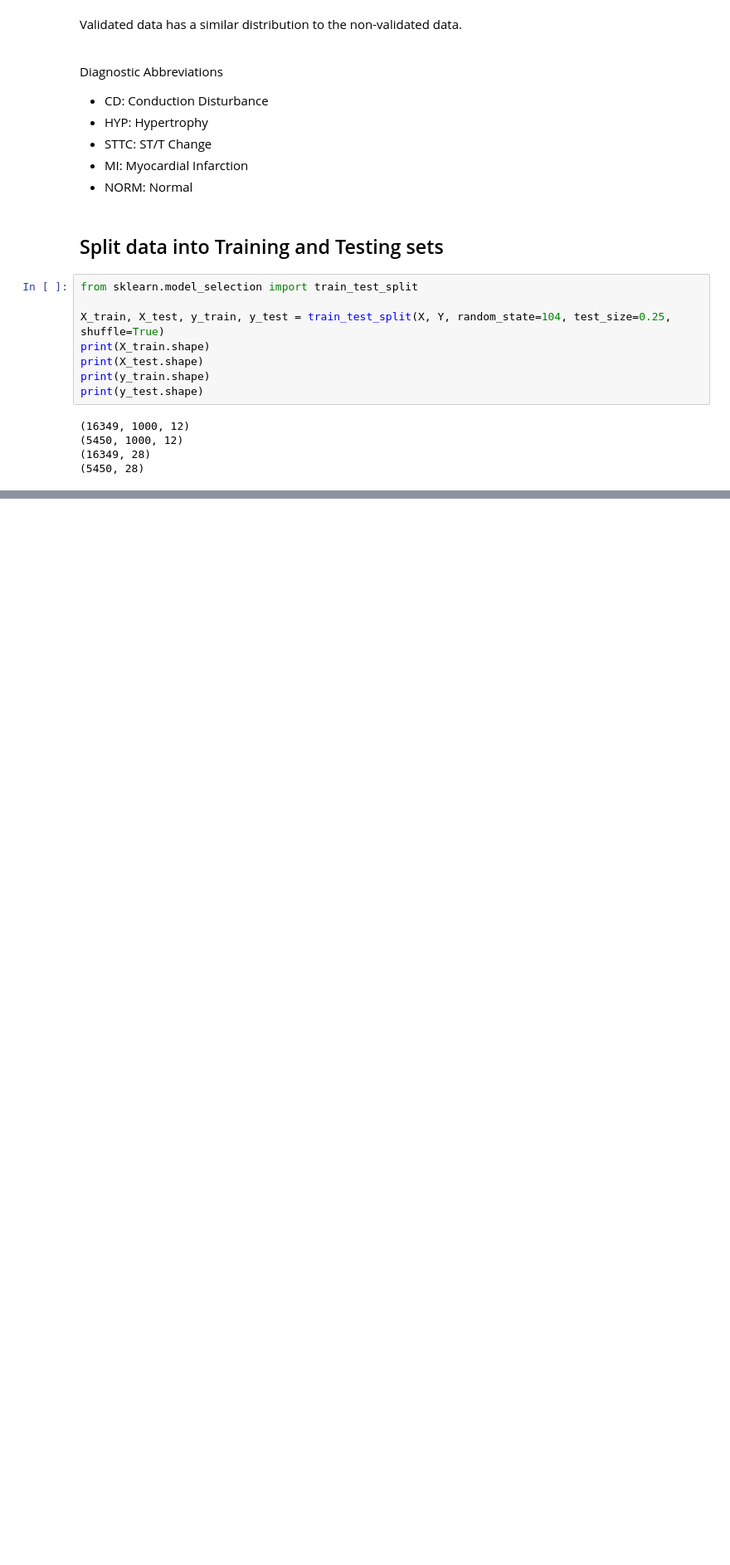
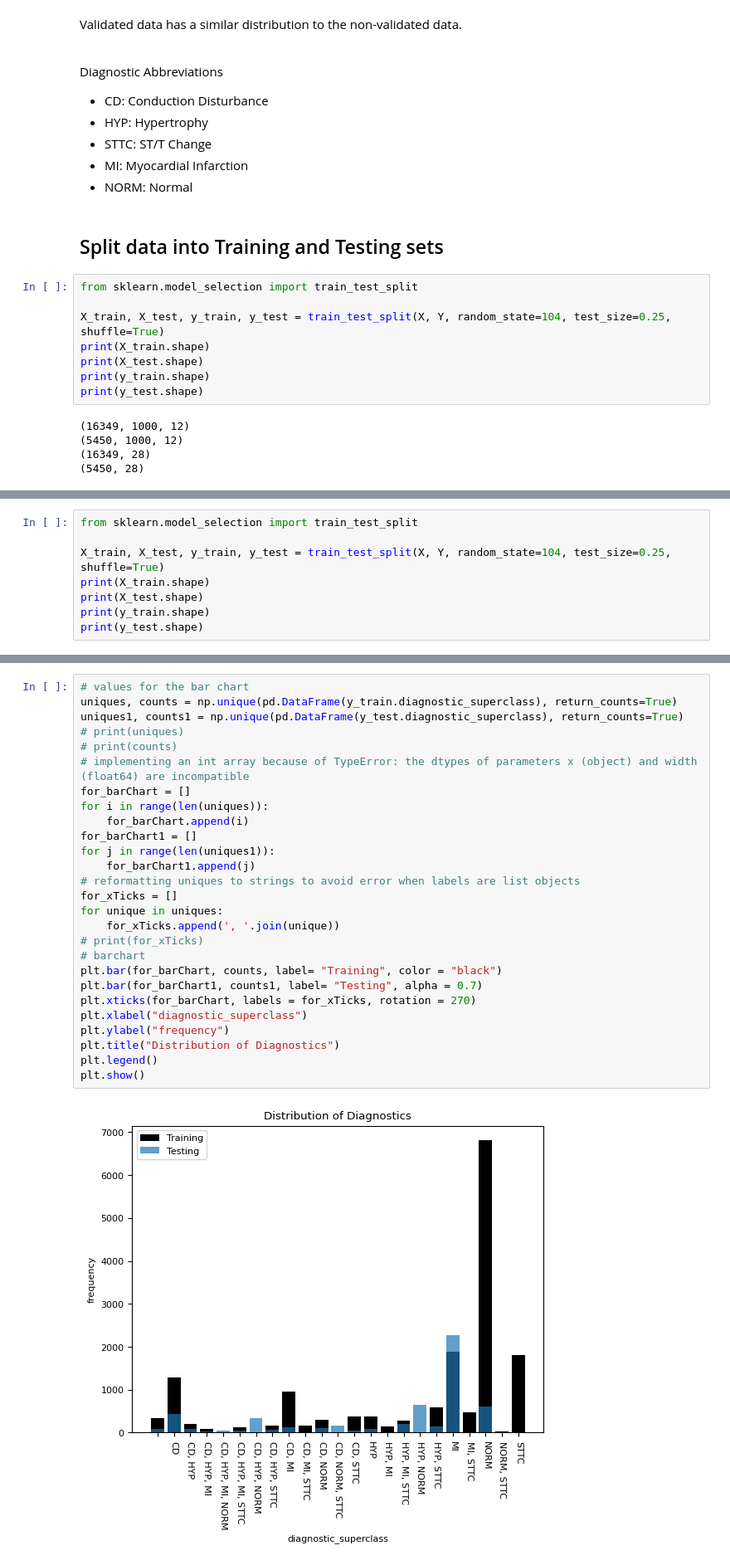
Before and after one commit to daniel2036/ECG_Research_Project, a Jupyter notebook: ECG_Model/models/new_model.ipynb, the cells around one changed output, grey strips where cells are left out. Shown at 83% size. Drawn from its saved outputs; the diff is of its cells as text; blank space fills up the shorter version.

```diff
--- a/ECG_Model/models/new_model.ipynb
+++ b/ECG_Model/models/new_model.ipynb
@@ -238,0 +303,8 @@ plt.show()
+# %%
+from sklearn.model_selection import train_test_split
+
+X_train, X_test, y_train, y_test = train_test_split(X, Y, random_state=104, test_size=0.25, shuffle=True)
+print(X_train.shape)
+print(X_test.shape)
+print(y_train.shape)
+print(y_test.shape)
@@ -238,0 +316,29 @@ plt.show()
+# %%
+# values for the bar chart
+uniques, counts = np.unique(pd.DataFrame(y_train.diagnostic_superclass), return_counts=True)
+uniques1, counts1 = np.unique(pd.DataFrame(y_test.diagnostic_superclass), return_counts=True)
+# print(uniques)
+# print(counts)
+# implementing an int array because of TypeError: the dtypes of parameters x (object) and width (float64) are incompatible
+for_barChart = []
+for i in range(len(uniques)):
+    for_barChart.append(i)
+for_barChart1 = []
+for j in range(len(uniques1)):
+    for_barChart1.append(j)
+# reformatting uniques to strings to avoid error when labels are list objects
+for_xTicks = []
+for unique in uniques:
+    for_xTicks.append(', '.join(unique))
+# print(for_xTicks)
+# barchart
+plt.bar(for_barChart, counts, label= "Training", color = "black")
+plt.bar(for_barChart1, counts1, label= "Testing", alpha = 0.7)
+plt.xticks(for_barChart, labels = for_xTicks, rotation = 270)
+plt.xlabel("diagnostic_superclass")
+plt.ylabel("frequency")
+plt.title("Distribution of Diagnostics")
+plt.legend()
+plt.show()
+# %% [output]
+[figure, added]
```
Also changed, not shown: parts of 12 cells of this notebook.
